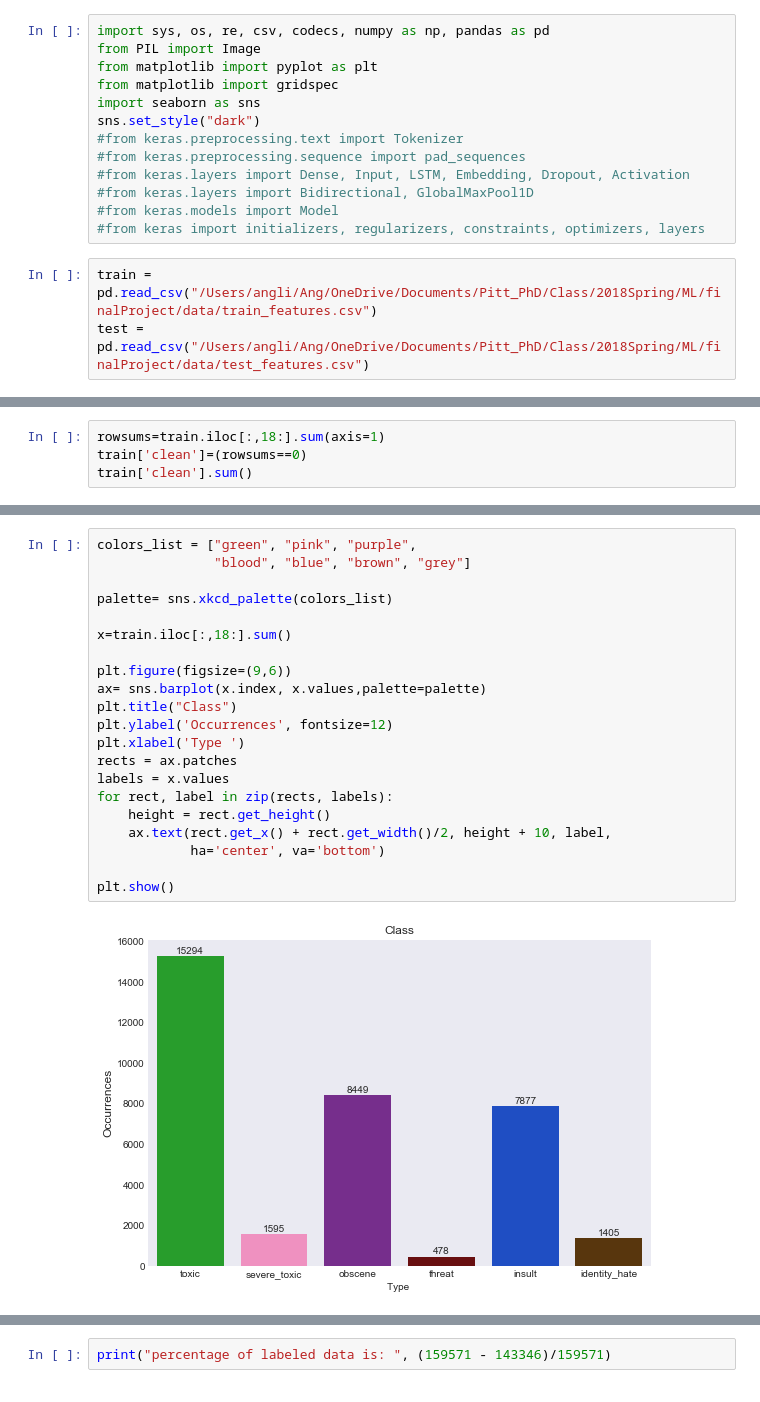
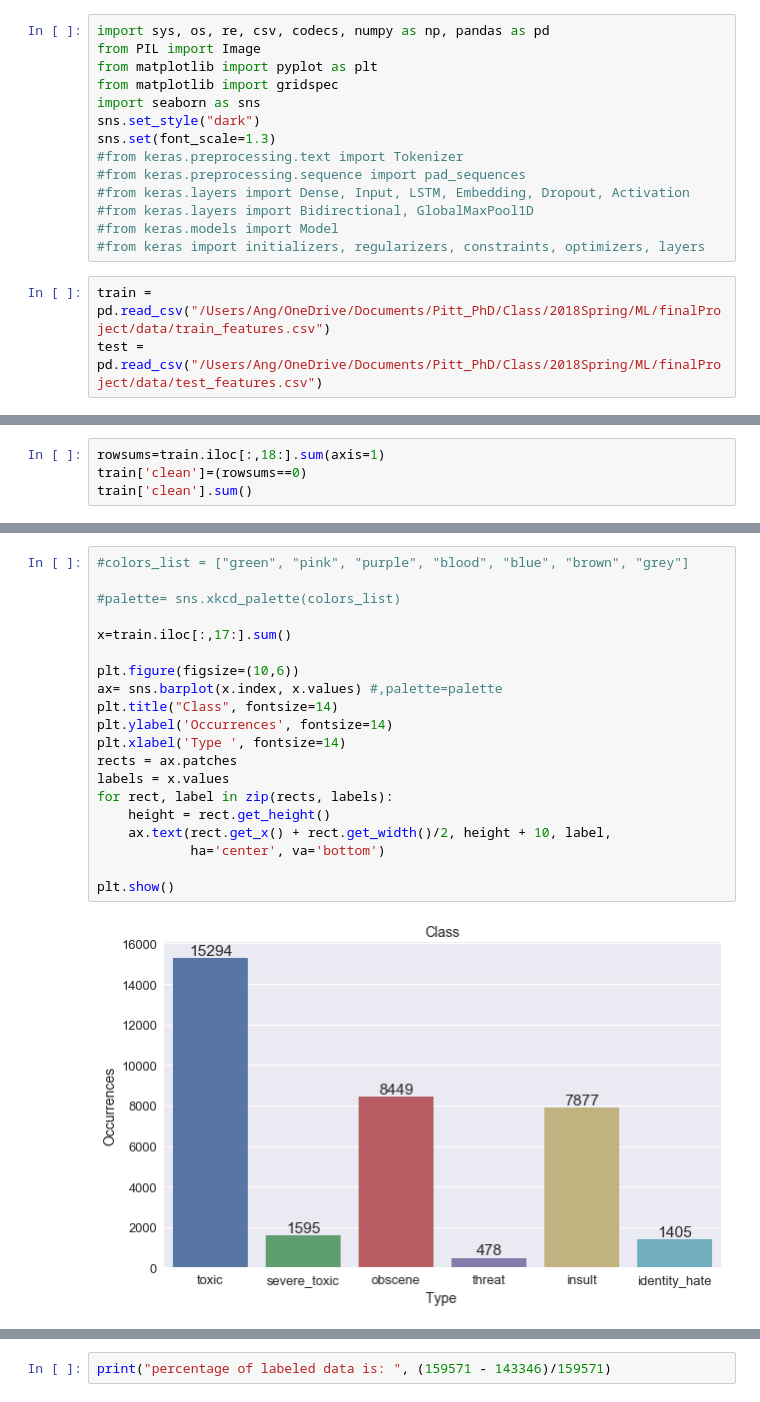
Before and after one commit to LittleRabbitHole/ToxicCommentsClassification, a Jupyter notebook: DataExploration.ipynb, the cells around one changed output, grey strips where cells are left out. Drawn from its saved outputs; the diff is of its cells as text.

```diff
--- a/DataExploration.ipynb
+++ b/DataExploration.ipynb
@@ -29,6 +29,7 @@ from matplotlib import pyplot as plt
 from matplotlib import gridspec
 import seaborn as sns
 sns.set_style("dark")
+sns.set(font_scale=1.3)
 #from keras.preprocessing.text import Tokenizer
 #from keras.preprocessing.sequence import pad_sequences
 #from keras.layers import Dense, Input, LSTM, Embedding, Dropout, Activation
@@ -36,8 +37,8 @@ sns.set_style("dark")
 #from keras.models import Model
 #from keras import initializers, regularizers, constraints, optimizers, layers
 # %%
-train = pd.read_csv("/Users/angli/Ang/OneDrive/Documents/Pitt_PhD/Class/2018Spring/ML/finalProject/data/train_features.csv")
-test = pd.read_csv("/Users/angli/Ang/OneDrive/Documents/Pitt_PhD/Class/2018Spring/ML/finalProject/data/test_features.csv")
+train = pd.read_csv("/Users/Ang/OneDrive/Documents/Pitt_PhD/Class/2018Spring/ML/finalProject/data/train_features.csv")
+test = pd.read_csv("/Users/Ang/OneDrive/Documents/Pitt_PhD/Class/2018Spring/ML/finalProject/data/test_features.csv")
 # %%
 test.columns.values
 # %% [output]
@@ -118,25 +119,24 @@ threat: 478
 insult: 7877
 identity_hate: 1405
 # %%
-colors_list = ["green", "pink", "purple",
-               "blood", "blue", "brown", "grey"]
+#colors_list = ["green", "pink", "purple", "blood", "blue", "brown", "grey"]
 
-palette= sns.xkcd_palette(colors_list)
+#palette= sns.xkcd_palette(colors_list)
 
-x=train.iloc[:,18:].sum()
+x=train.iloc[:,17:].sum()
 
-plt.figure(figsize=(9,6))
-ax= sns.barplot(x.index, x.values,palette=palette)
-plt.title("Class")
-plt.ylabel('Occurrences', fontsize=12)
-plt.xlabel('Type ')
+plt.figure(figsize=(10,6))
+ax= sns.barplot(x.index, x.values) #,palette=palette
+plt.title("Class", fontsize=14)
+plt.ylabel('Occurrences', fontsize=14)
+plt.xlabel('Type ', fontsize=14)
 rects = ax.patches
 labels = x.values
 for rect, label in zip(rects, labels):
     height = rect.get_height()
     ax.text(rect.get_x() + rect.get_width()/2, height + 10, label,
             ha='center', va='bottom')
 
 plt.show()
 # %% [output]
-[figure, old version]
+[figure, new version]
```
Also changed, not shown: parts of 5 cells of this notebook, 3 other files.
